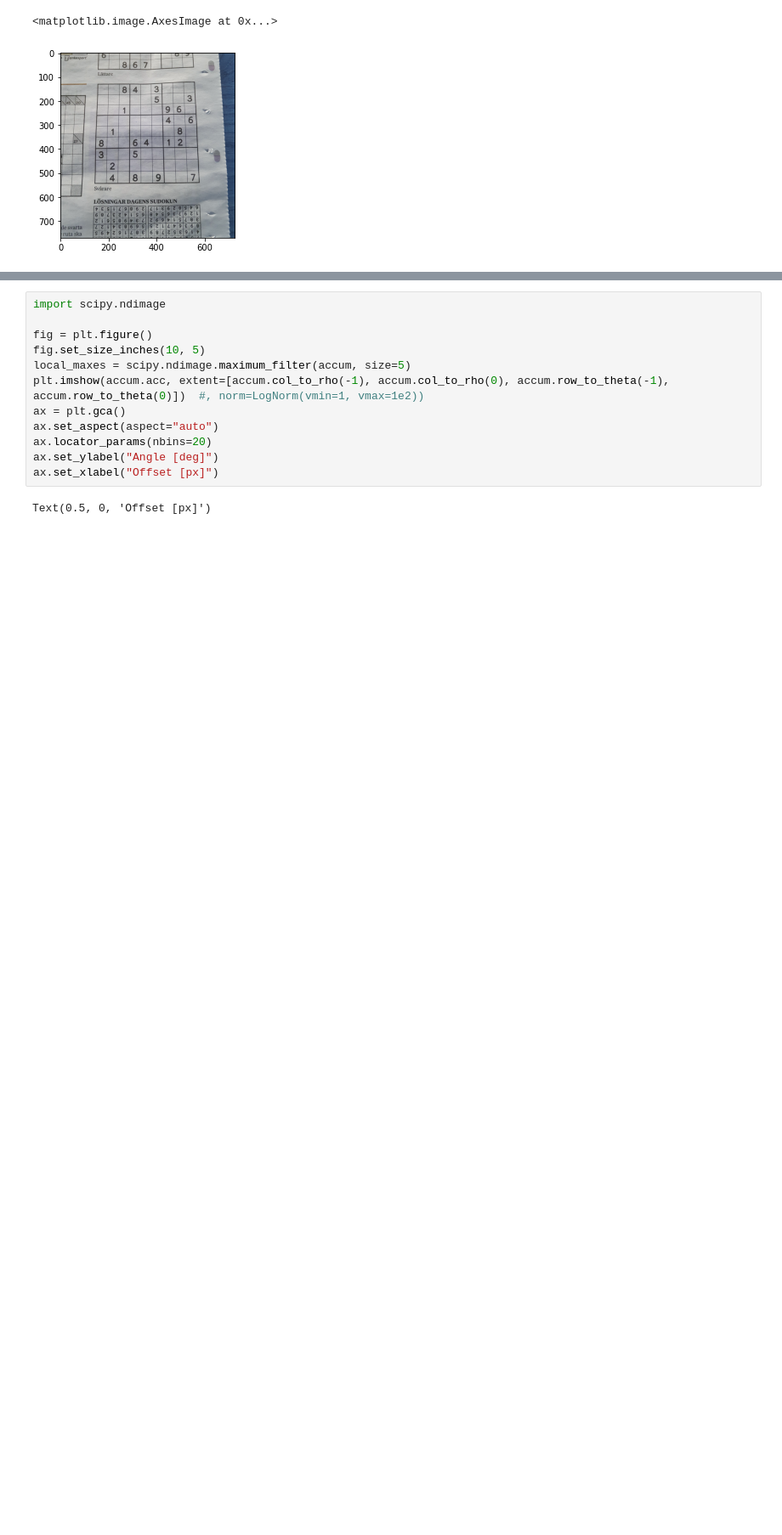
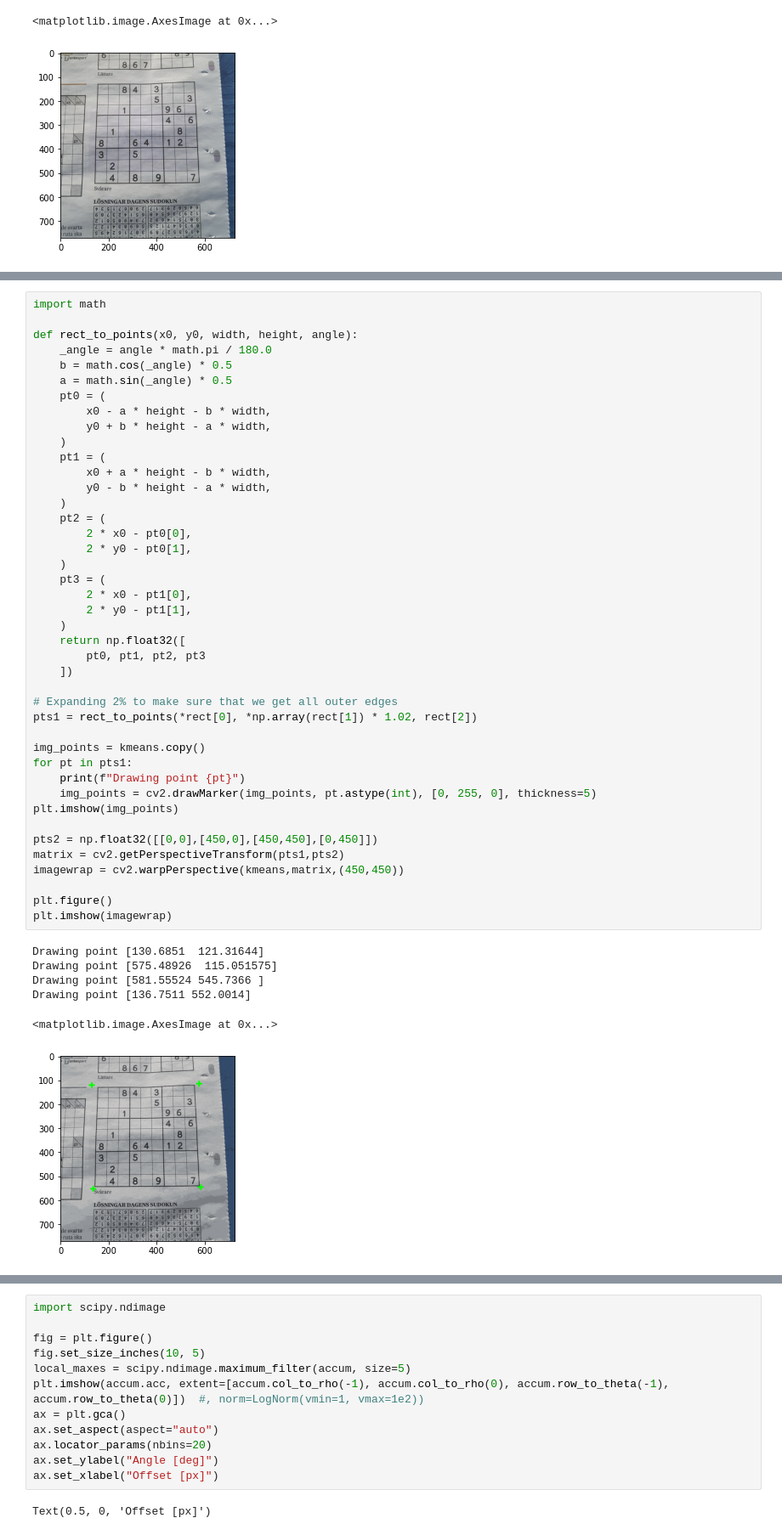
Before and after one commit to emanuelen5/sudoku-solver, a Jupyter notebook: hough.ipynb, the cells around one changed output, grey strips where cells are left out. Shown at 85% size. Drawn from its saved outputs; the diff is of its cells as text; blank space fills up the shorter version.

```diff
--- a/hough.ipynb
+++ b/hough.ipynb
@@ -97,3 +93,52 @@ cv2.waitKey()
 [figure]
 [figure]
 [figure]
+# %%
+import math
+
+def rect_to_points(x0, y0, width, height, angle):
+    _angle = angle * math.pi / 180.0
+    b = math.cos(_angle) * 0.5
+    a = math.sin(_angle) * 0.5
+    pt0 = (
+        x0 - a * height - b * width,
+        y0 + b * height - a * width,
+    )
+    pt1 = (
+        x0 + a * height - b * width,
+        y0 - b * height - a * width,
+    )
+    pt2 = (
+        2 * x0 - pt0[0],
+        2 * y0 - pt0[1],
+    )
+    pt3 = (
+        2 * x0 - pt1[0],
+        2 * y0 - pt1[1],
+    )
+    return np.float32([
+        pt0, pt1, pt2, pt3
+    ])
+
+# Expanding 2% to make sure that we get all outer edges
+pts1 = rect_to_points(*rect[0], *np.array(rect[1]) * 1.02, rect[2])
+
+img_points = kmeans.copy()
+for pt in pts1:
+    print(f"Drawing point {pt}")
+    img_points = cv2.drawMarker(img_points, pt.astype(int), [0, 255, 0], thickness=5)
+plt.imshow(img_points)
+
+pts2 = np.float32([[0,0],[450,0],[450,450],[0,450]])
+matrix = cv2.getPerspectiveTransform(pts1,pts2)
+imagewrap = cv2.warpPerspective(kmeans,matrix,(450,450))
+
+plt.figure()
+plt.imshow(imagewrap)
+# %% [output]
+Drawing point [130.6851  121.31644]
+Drawing point [575.48926  115.051575]
+Drawing point [581.55524 545.7366 ]
+Drawing point [136.7511 552.0014]
+<matplotlib.image.AxesImage at 0x...>
+[figure, added]
```
Also changed, not shown: parts of 6 cells of this notebook.
